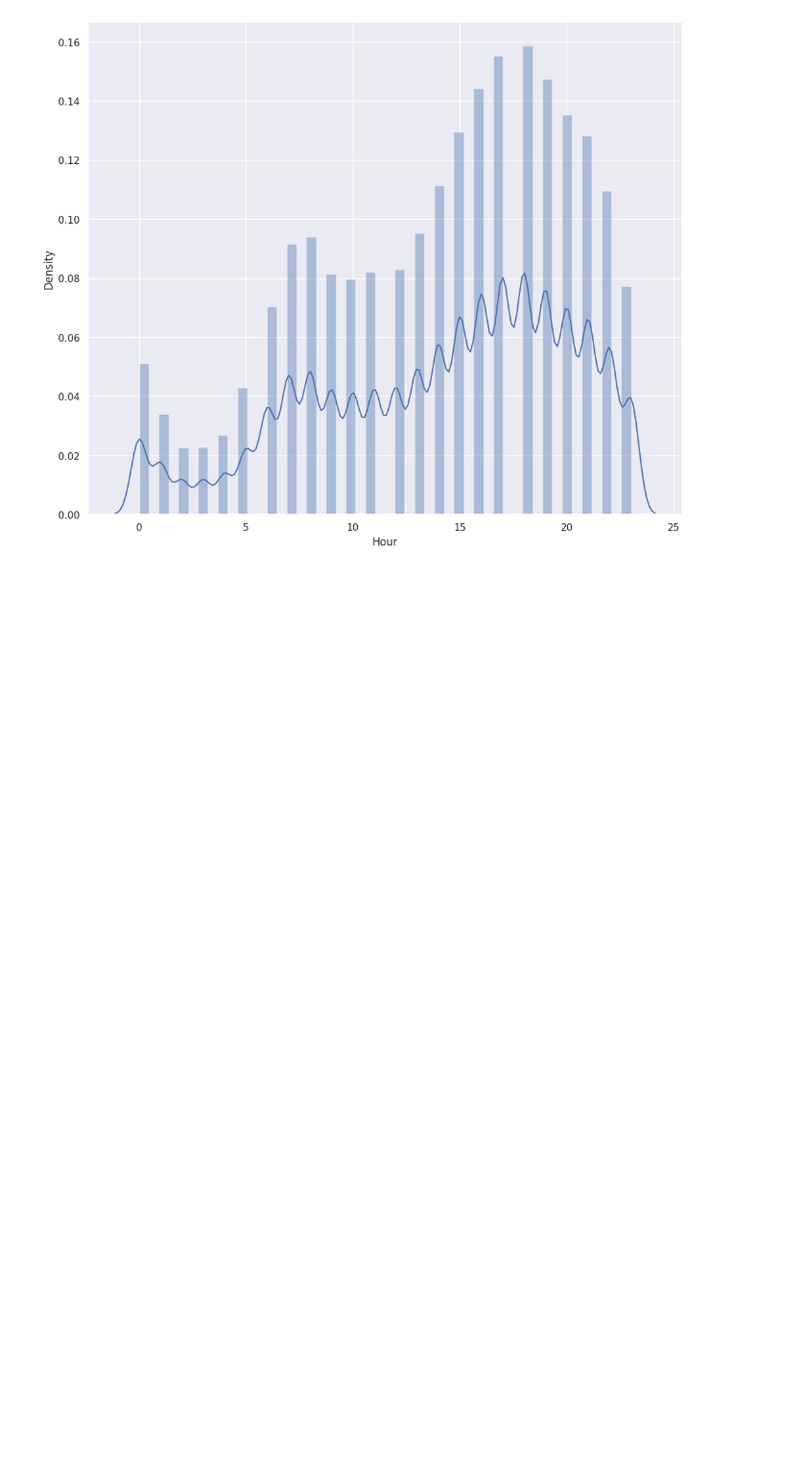
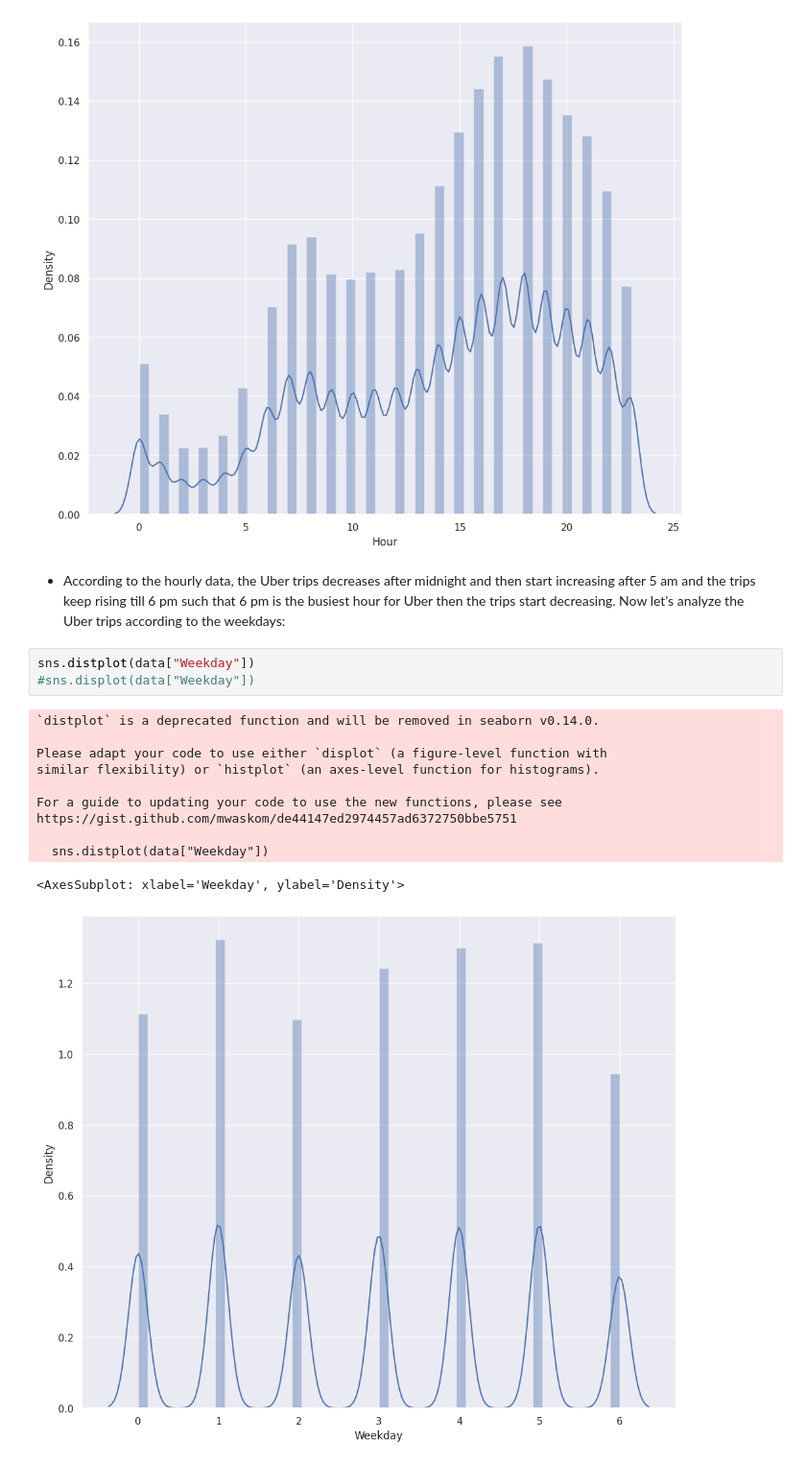
Before and after one commit to AmirMotefaker/Uber-Trips-Analysis, a Jupyter notebook: uber-trips-analysis.ipynb, the cells around one changed output. Shown at 96% size. Cells and saved outputs as stored; diff of their text form; blank space fills up the shorter version.

Commit message:
Kaggle Notebook | Uber Trips Analysis | Version 23

```diff
--- a/uber-trips-analysis.ipynb
+++ b/uber-trips-analysis.ipynb
@@ -88,3 +88,20 @@ https://gist.github.com/mwaskom/de44147ed2974457ad6372750bbe5751
   sns.distplot(data["Hour"])
 <AxesSubplot: xlabel='Hour', ylabel='Density'>
 [figure]
+# %% [markdown]
+- According to the hourly data, the Uber trips decreases after midnight and then start increasing after 5 am and the trips keep rising till 6 pm such that 6 pm is the busiest hour for Uber then the trips start decreasing. Now let’s analyze the Uber trips according to the weekdays:
+# %%
+sns.distplot(data["Weekday"])
+#sns.displot(data["Weekday"])
+# %% [output]
+`distplot` is a deprecated function and will be removed in seaborn v0.14.0.
+
+Please adapt your code to use either `displot` (a figure-level function with
+similar flexibility) or `histplot` (an axes-level function for histograms).
+
+For a guide to updating your code to use the new functions, please see
+https://gist.github.com/mwaskom/de44147ed2974457ad6372750bbe5751
+
+  sns.distplot(data["Weekday"])
+<AxesSubplot: xlabel='Weekday', ylabel='Density'>
+[figure, added]
```
Also changed, not shown: parts of 1 cell of this notebook.
